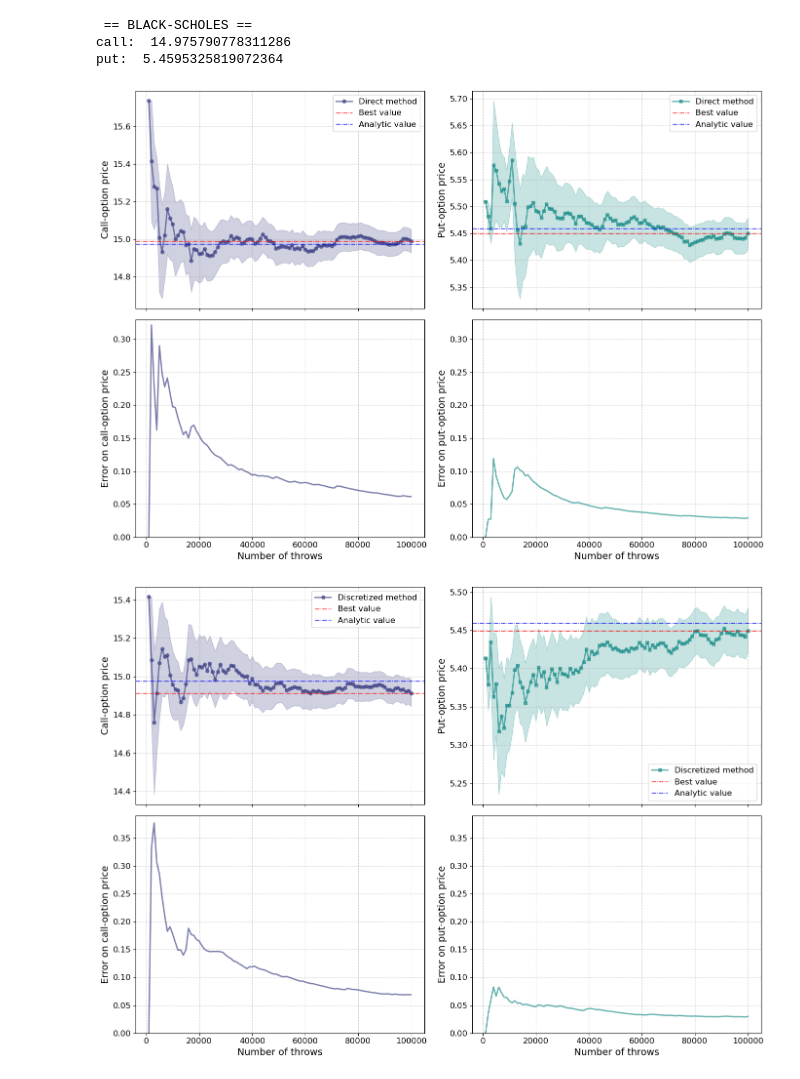
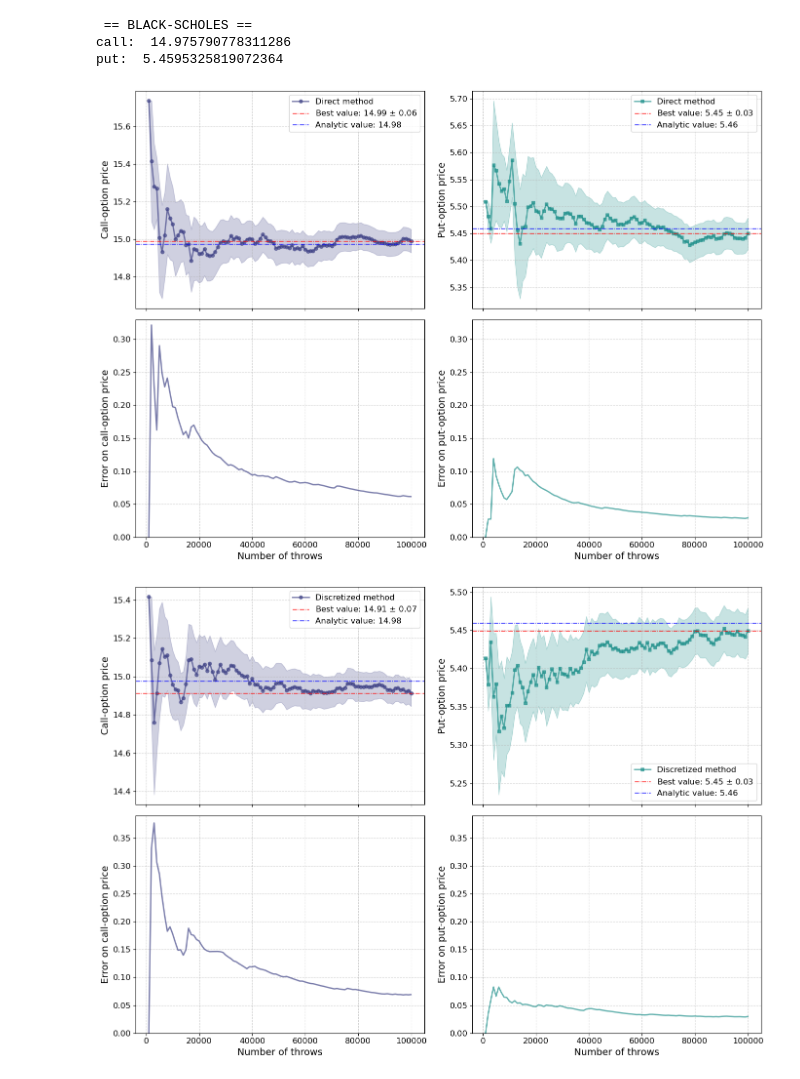
Before and after one commit to SMDP02/Numerical-Simulation---AA-2024-2025, a Jupyter notebook: Lect_3/DiPaolo_Lecture_3.ipynb, the cells around one changed output. Cells and saved outputs as stored; diff of their text form; code cells hidden in the pictures.

```diff
--- a/Lect_3/DiPaolo_Lecture_3.ipynb
+++ b/Lect_3/DiPaolo_Lecture_3.ipynb
@@ -156,39 +156,41 @@ axes[0, 0].plot(x1, y1, 'o-', color=color_call, alpha=0.7, markersize=5,label='D
 axes[0, 0].fill_between(x1, y1-error1, y1+error1,
                        color=color_call, alpha=0.25)
 axes[0, 0].set_ylabel('Call-option price')
-axes[0, 0].axhline(y=y1[99], color=ref_color, linestyle='-.', linewidth=1, label='Best value')
-axes[0, 0].axhline(y=call, color='b', linestyle='-.', linewidth=1, label='Analytic value')
+axes[0, 0].axhline(y=y1[99], color=ref_color, linestyle='-.', linewidth=1,
+                  label=rf'Best value: {y1[-1]:.2f} $\pm$ {error1[-1]:.2f}')
+axes[0, 0].axhline(y=call, color='b', linestyle='-.', linewidth=1, label=rf'Analytic value: {call:.2f}')
 axes[0, 0].legend()
 axes[0, 0].grid(True, linestyle='--', alpha=0.6)
 axes[0, 0].tick_params(axis='x', labelbottom=False)
 
 axes[0, 1].plot(x2, y2, 's-', color=color_put, alpha=0.7, markersize=5,label='Direct method')
 axes[0, 1].fill_between(x2, y2-error2, y2+error2,
                        color=color_put, alpha=0.25)
 axes[0, 1].set_ylabel('Put-option price')
-axes[0, 1].axhline(y=y2[99], color=ref_color, linestyle='-.', linewidth=1, label='Best value')
-axes[0, 1].axhline(y=put, color='b', linestyle='-.', linewidth=1, label='Analytic value')
+axes[0, 1].axhline(y=y2[99], color=ref_color, linestyle='-.', linewidth=1,
+                   label=rf'Best value: {y2[-1]:.2f} $\pm$ {error2[-1]:.2f}')
+axes[0, 1].axhline(y=put, color='b', linestyle='-.', linewidth=1, label=rf'Analytic value: {put:.2f}')
 axes[0, 1].legend()
 axes[0, 1].tick_params(axis='x', labelbottom=False)
 axes[0, 1].grid(True, linestyle='--', alpha=0.6)
 
 # Standard Monte Carlo - errore
 axes[1, 0].plot(x3, y3, '-', color=color_call, alpha=0.7)
 axes[1, 0].set_xlabel('Number of throws')
 axes[1, 0].set_ylabel('Error on call-option price')
 axes[1, 0].set_ylim([0, 0.33])
 axes[1, 0].grid(True, linestyle='--', alpha=0.6)
 
 # Importance Sampling - errore
 axes[1, 1].plot(x4, y4, '-', color=color_put, alpha=0.7)
 axes[1, 1].set_xlabel('Number of throws')
 axes[1, 1].set_ylabel('Error on put-option price')
 axes[1, 1].set_ylim([0, 0.33])
 axes[1, 1].grid(True, linestyle='--', alpha=0.6)
 plt.tight_layout()
 plt.show()
 # %% [output]
-[figure, old version]
+[figure, new version]
 # %%
 file1 = "output_call_discretized.data"
 file2 = "output_put_discretized.data"
@@ -209,8 +211,9 @@ axes[0, 0].plot(x1, y1, 'o-', color=color_call, alpha=0.7, markersize=5,label='D
 axes[0, 0].fill_between(x1, y1-error1, y1+error1,
                        color=color_call, alpha=0.25)
 axes[0, 0].set_ylabel('Call-option price')
-axes[0, 0].axhline(y=y1[99], color=ref_color, linestyle='-.', linewidth=1, label='Best value')
-axes[0, 0].axhline(y=call, color='b', linestyle='-.', linewidth=1, label='Analytic value')
+axes[0, 0].axhline(y=y1[99], color=ref_color, linestyle='-.', linewidth=1,
+                   label=rf'Best value: {y1[-1]:.2f} $\pm$ {error1[-1]:.2f}')
+axes[0, 0].axhline(y=call, color='b', linestyle='-.', linewidth=1, label=rf'Analytic value: {call:.2f}')
 axes[0, 0].legend()
 axes[0, 0].grid(True, linestyle='--', alpha=0.6)
 axes[0, 0].tick_params(axis='x', labelbottom=False)
@@ -219,8 +222,9 @@ axes[0, 1].plot(x2, y2, 's-', color=color_put, alpha=0.7, markersize=5,label='Di
 axes[0, 1].fill_between(x2, y2-error2, y2+error2,
                        color=color_put, alpha=0.25)
 axes[0, 1].set_ylabel('Put-option price')
-axes[0, 1].axhline(y=y2[99], color=ref_color, linestyle='-.', linewidth=1, label='Best value')
-axes[0, 1].axhline(y=put, color='b', linestyle='-.', linewidth=1, label='Analytic value')
+axes[0, 1].axhline(y=y2[99], color=ref_color, linestyle='-.', linewidth=1,
+                   label=rf'Best value: {y2[-1]:.2f} $\pm$ {error2[-1]:.2f}')
+axes[0, 1].axhline(y=put, color='b', linestyle='-.', linewidth=1, label=rf'Analytic value: {put:.2f}')
 axes[0, 1].legend()
 axes[0, 1].grid(True, linestyle='--', alpha=0.6)
 axes[0, 1].tick_params(axis='x', labelbottom=False)
@@ -241,4 +245,4 @@ axes[1, 1].grid(True, linestyle='--', alpha=0.6)
 plt.tight_layout()
 plt.show()
 # %% [output]
-[figure, old version]
+[figure, new version]
```
